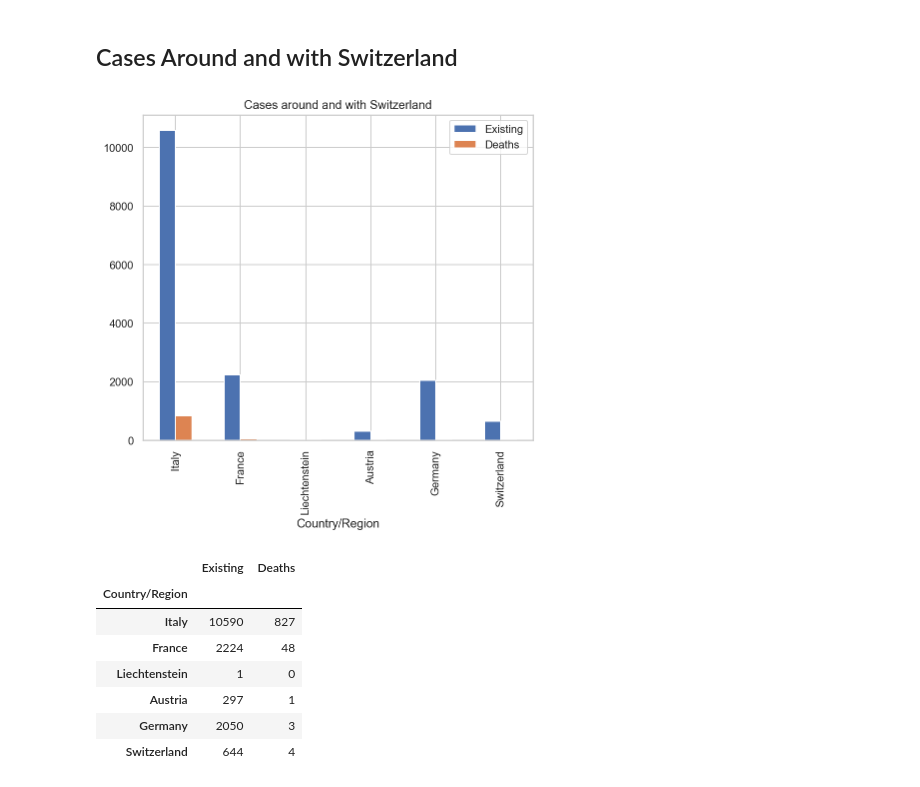
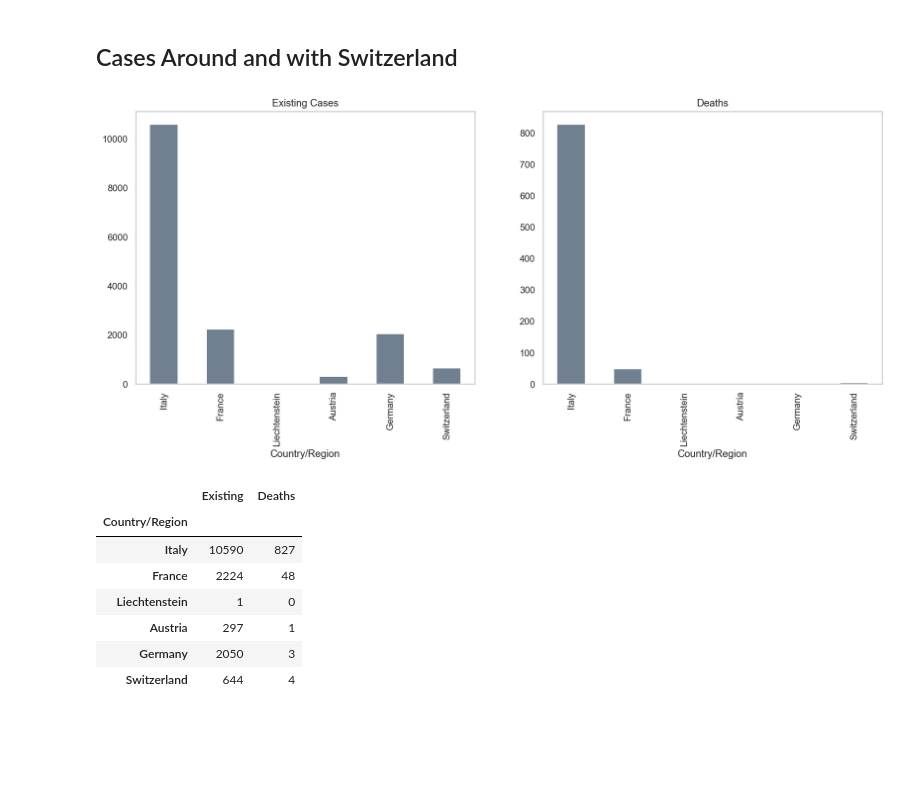
Before and after one commit to fredmontet/co-vidis, a Jupyter notebook: notebooks/co-vidis.ipynb, the cells around one changed output. Cells and saved outputs as stored; diff of their text form; code cells hidden in the pictures; blank space fills up the shorter version.

```diff
--- a/notebooks/co-vidis.ipynb
+++ b/notebooks/co-vidis.ipynb
@@ -113,10 +116,13 @@ df2 = pd.DataFrame(by_country["deaths"][CH_neighbors + CH].iloc[-1].astype(int))
 df1.rename(columns={df1.columns[-1]:"Existing"}, inplace=True)
 df2.rename(columns={df2.columns[-1]:"Deaths"}, inplace=True)
 df = pd.concat([df1,df2], axis=1)
-# %%
-df.plot.bar(title="Cases around and with Switzerland", figsize=(7,6));
-# %% [output]
-[figure, removed]
+# %%
+fig, (ax1, ax2) = plt.subplots(1,2)
+ax1.grid(True)
+df.Existing.plot.bar(title="Existing Cases", figsize=(16,6), color="slategray", ax=ax1);
+df.Deaths.plot.bar(title="Deaths", figsize=(16,6), color="slategray", ax=ax2);
+# %% [output]
+[figure, added]
 # %%
 df
 # %% [output]
```
Also changed, not shown: parts of 1 cell of this notebook.
